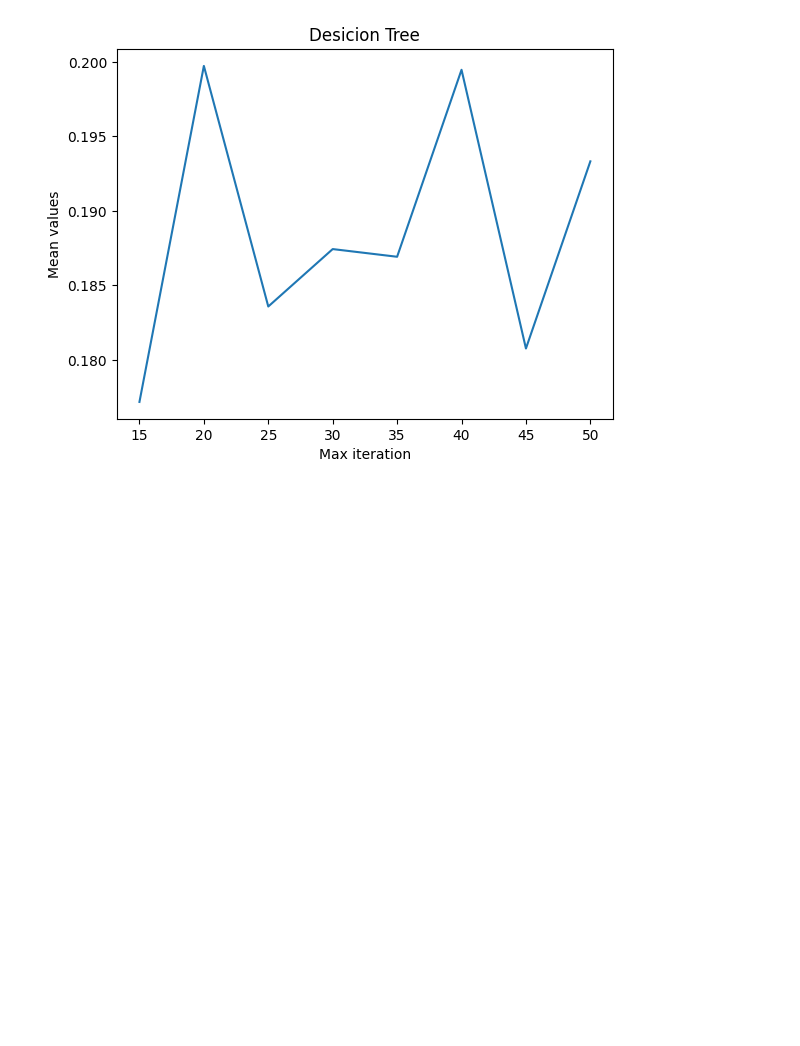
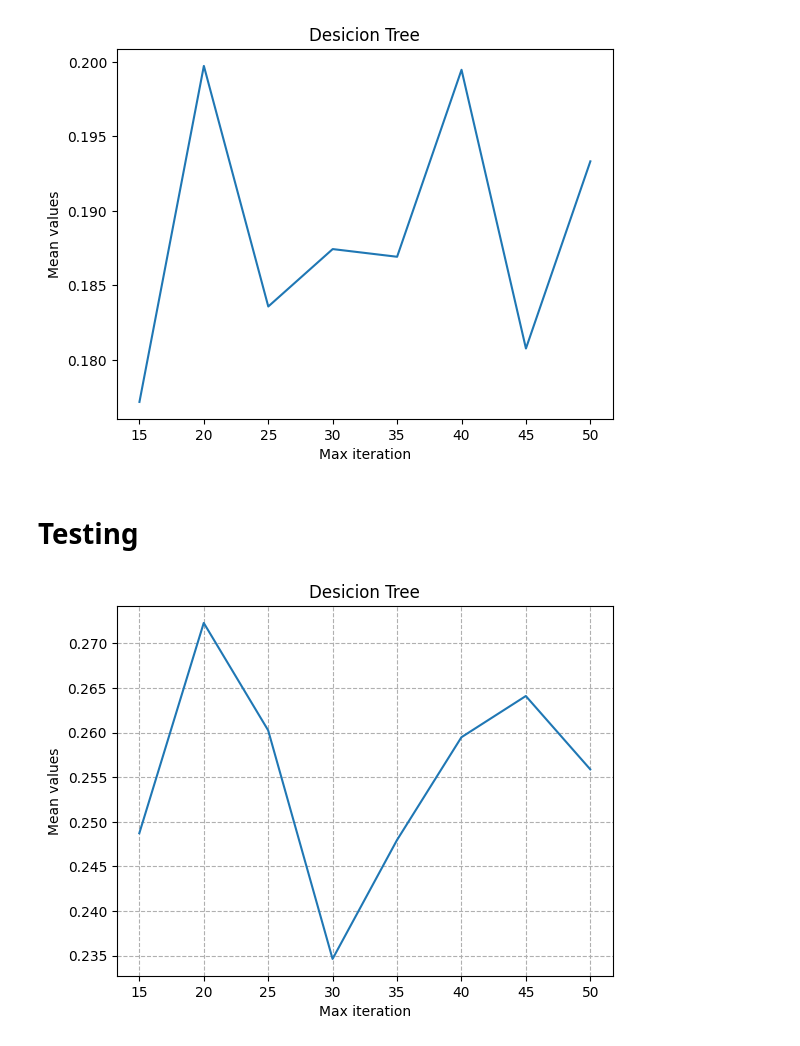
Before and after one commit to erirosv/Master-Thesis, a Jupyter notebook: modelling/sensitivity/sensitivity_stall_limit.ipynb, the cells around one changed output. Saved outputs shown, nothing was run; the diff lists cells and outputs as text; code cells hidden in the pictures; blank space fills up the shorter version.

Commit message:
adding some experimental stull to the plots

```diff
--- a/modelling/sensitivity/sensitivity_stall_limit.ipynb
+++ b/modelling/sensitivity/sensitivity_stall_limit.ipynb
@@ -171,3 +171,17 @@ plt.title('Desicion Tree')
 plt.show()
 # %% [output]
 [figure]
+# %% [markdown]
+# Testing
+# %%
+plt.plot(df_KNN_mean)
+plt.xticks(range(len(df_KNN_mean)), x_labels)
+plt.xlabel('Max iteration')
+plt.ylabel('Mean values')
+plt.title('Desicion Tree')
+
+plt.grid(True, linestyle='--')  # Add gridlines with dotted lines
+
+plt.show()
+# %% [output]
+[figure, added]
```
Also changed, not shown: parts of 3 cells of this notebook, 1 other file.
